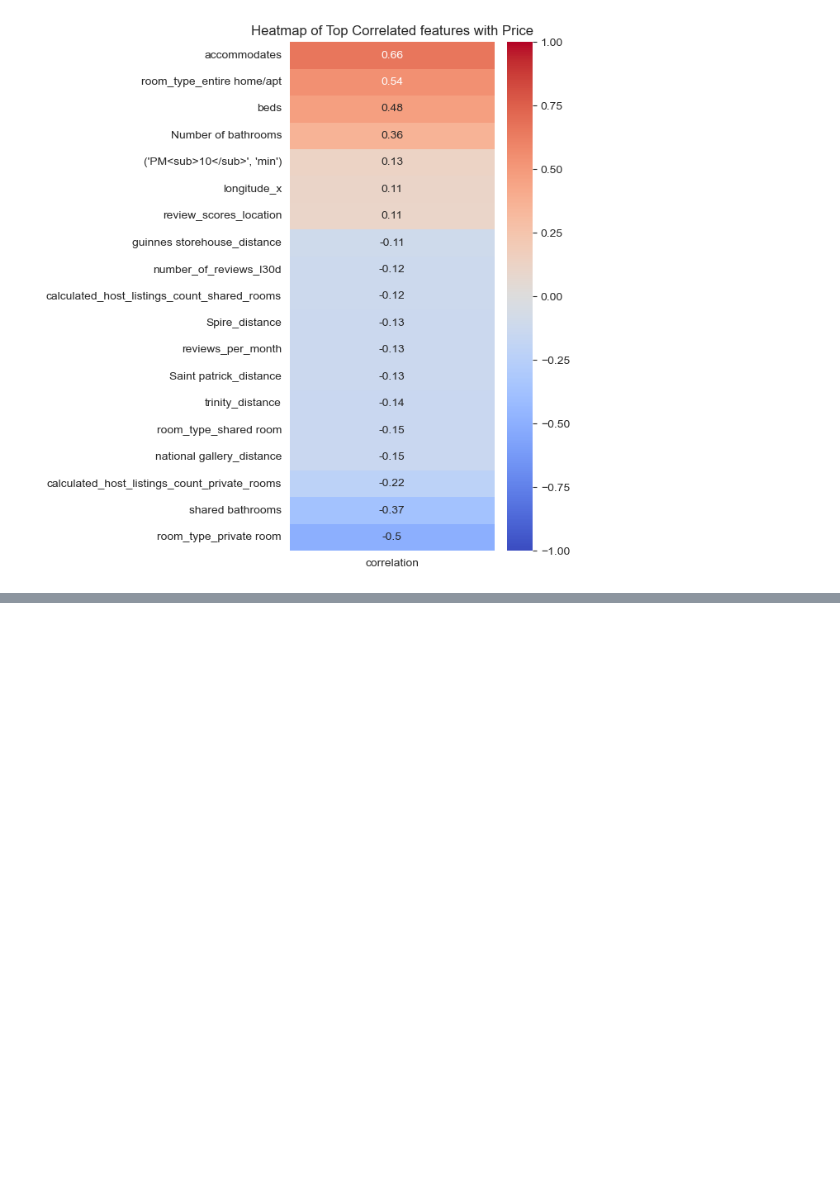
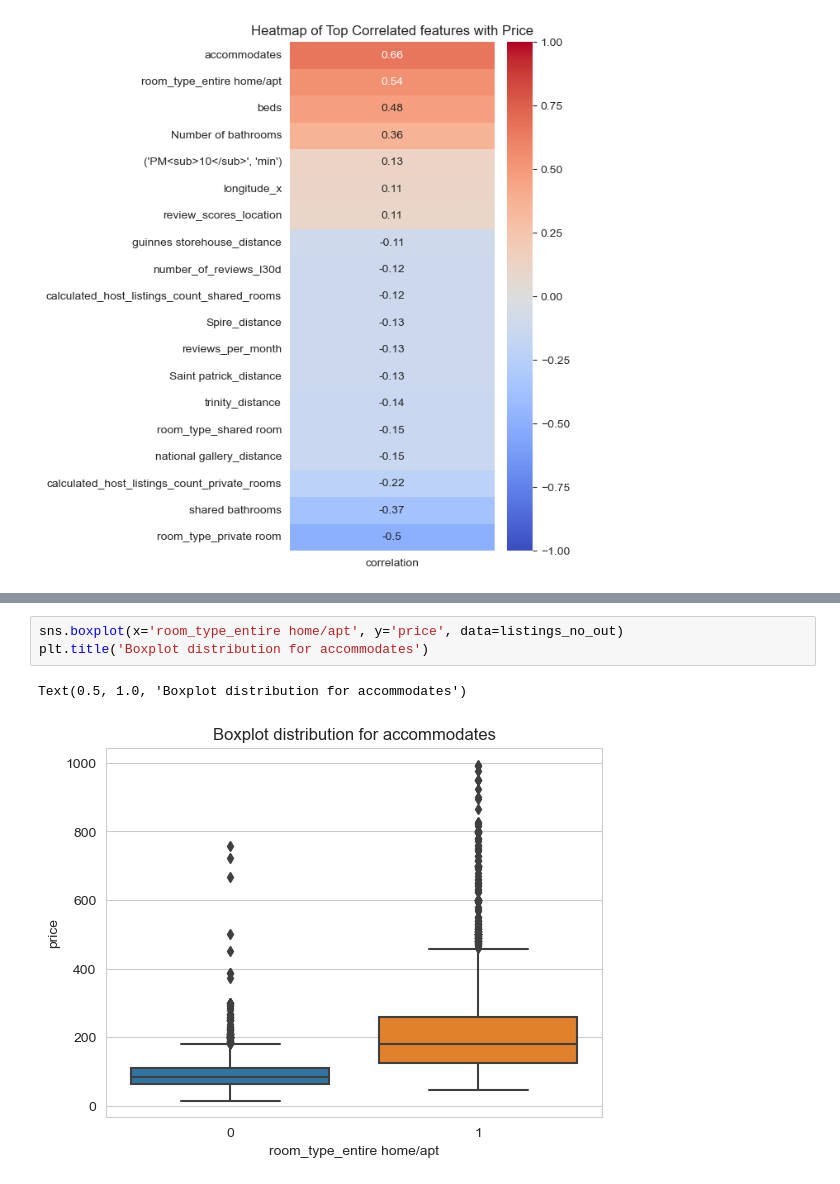
Before and after one commit to alexCCTcollege/Capstone, a Jupyter notebook: Transform.ipynb, the cells around one changed output, grey strips where cells are left out. Cells and saved outputs as stored; diff of their text form; blank space fills up the shorter version.

```diff
--- a/Transform.ipynb
+++ b/Transform.ipynb
@@ -644,0 +653,6 @@ plt.show()
+# %%
+sns.boxplot(x='room_type_entire home/apt', y='price', data=listings_no_out)
+plt.title('Boxplot distribution for accommodates')
+# %% [output]
+Text(0.5, 1.0, 'Boxplot distribution for accommodates')
+[figure, added]
```
Also changed, not shown: parts of 3 cells of this notebook.
